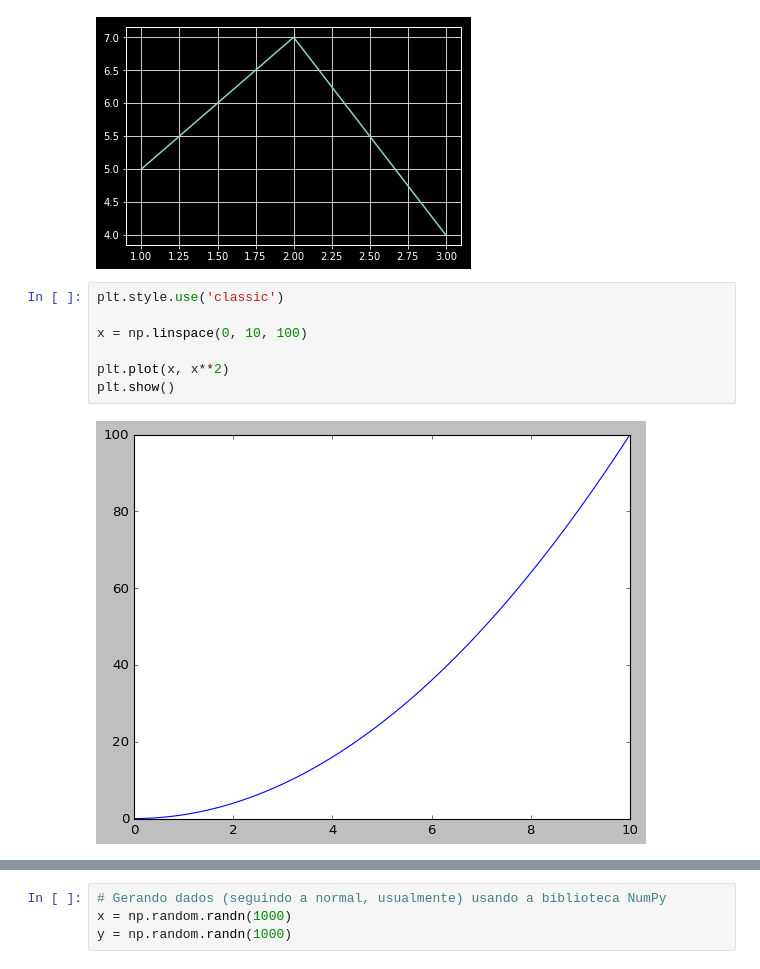
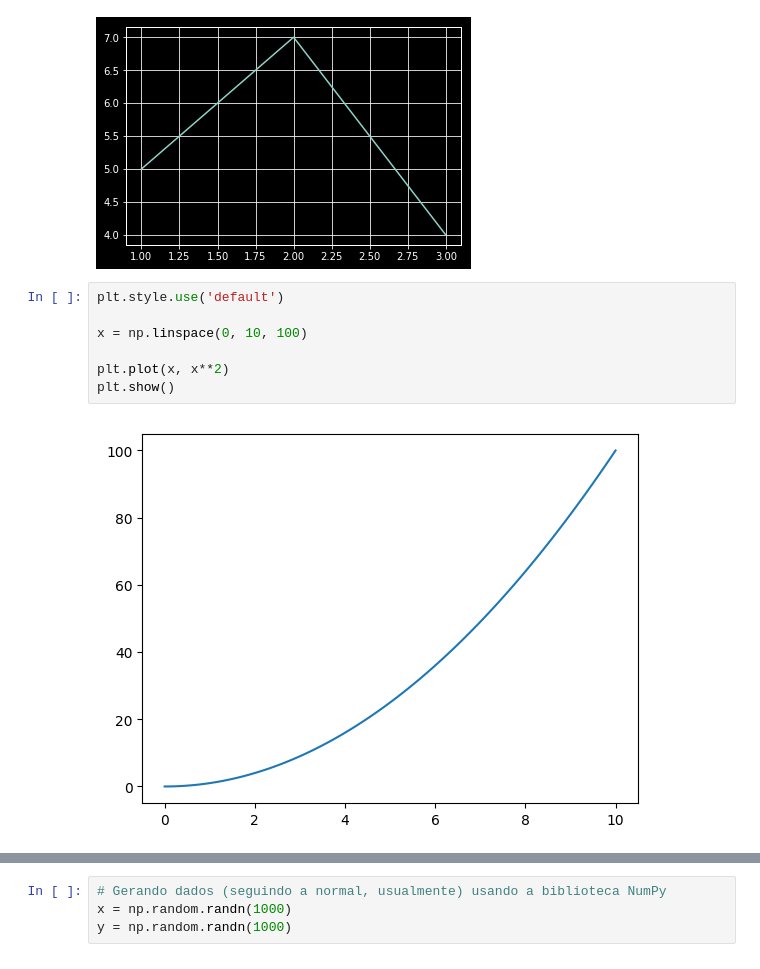
Before and after one commit to lobato767/facens-dataviz, a Jupyter notebook: lectures/Lecture1/Demo2.matplotlib.ipynb, the cells around one changed output, grey strips where cells are left out. Drawn from its saved outputs; the diff is of its cells as text.

```diff
--- a/lectures/Lecture1/Demo2.matplotlib.ipynb
+++ b/lectures/Lecture1/Demo2.matplotlib.ipynb
@@ -336,14 +470,14 @@ plt.show()
 # %% [output]
 [figure]
 # %%
-plt.style.use('classic')
+plt.style.use('default')
 
 x = np.linspace(0, 10, 100)
 
 plt.plot(x, x**2)
 plt.show()
 # %% [output]
-[figure, old version]
+[figure, new version]
 # %%
 plt.plot(-x, x**2)
 plt.show()
```
Also changed, not shown: parts of 29 cells of this notebook, 2 other files.
